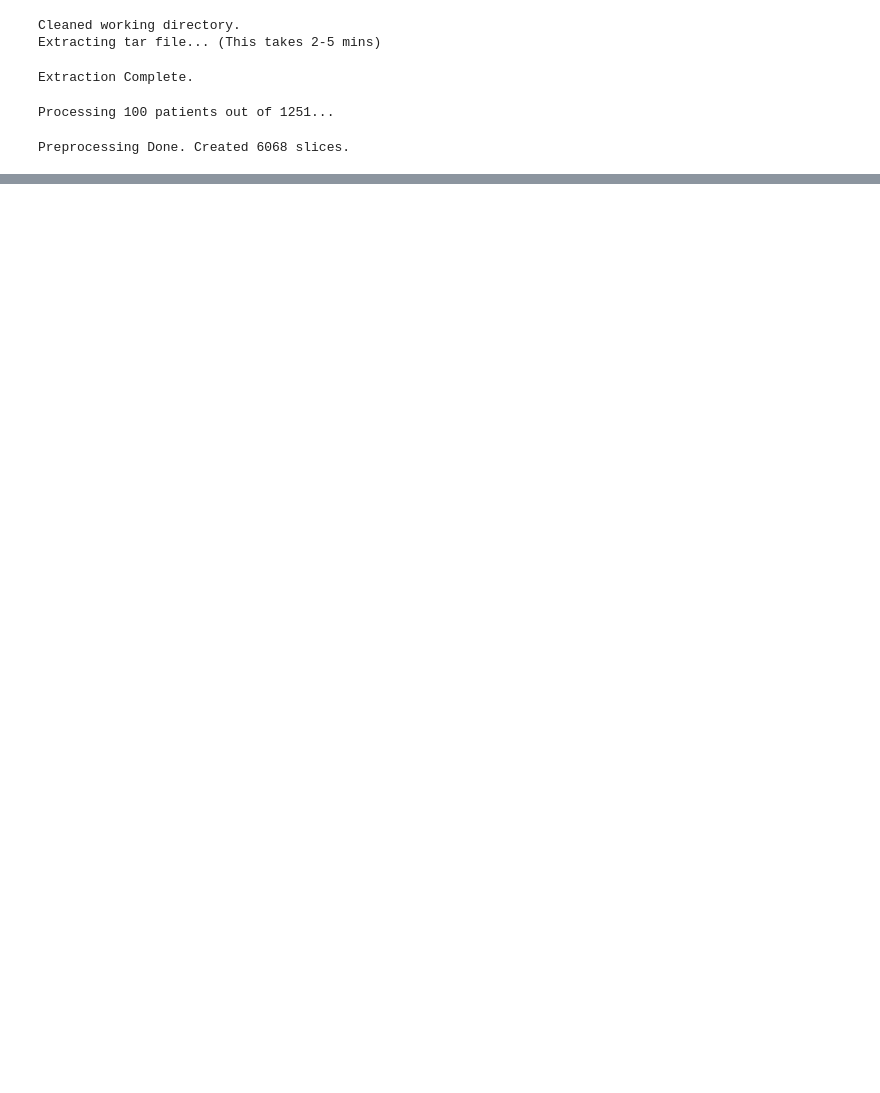
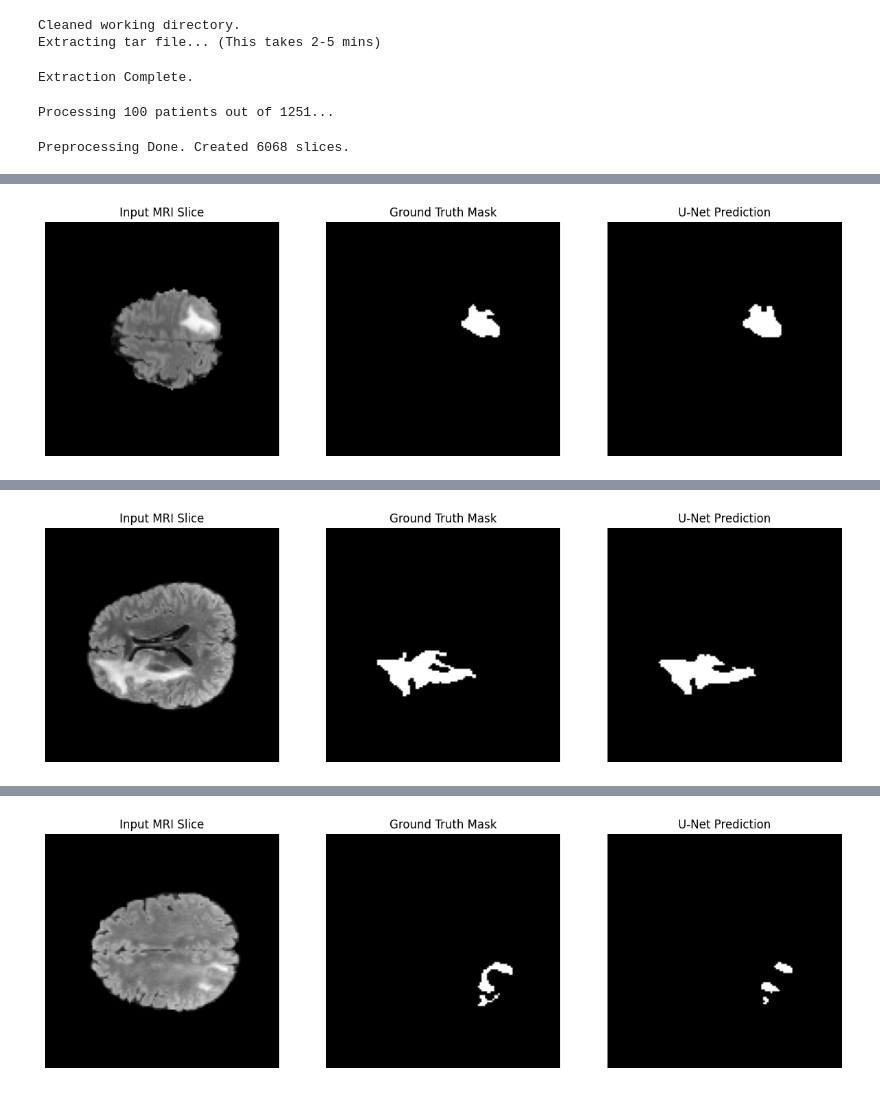
Before and after one commit to therakeshjoshi/Brain_Tumor_Segmentation_BCP, a Jupyter notebook: brain-tumor-segmentation.ipynb, the cells around one changed output, grey strips where cells are left out. Cells and saved outputs as stored; diff of their text form; code cells hidden in the pictures; blank space fills up the shorter version.

```diff
--- a/brain-tumor-segmentation.ipynb
+++ b/brain-tumor-segmentation.ipynb
@@ -226,0 +290,38 @@ KeyboardInterrupt:
+# %%
+
+def visualize_prediction(index):
+    img = X_val[index]
+    true_mask = y_val[index]
+    pred_mask = model.predict(np.expand_dims(img, axis=0))[0]
+
+
+    pred_mask_thresh = (pred_mask > 0.5).astype(np.uint8)
+
+    plt.figure(figsize=(15, 5))
+
+
+    plt.subplot(1, 3, 1)
+    plt.imshow(img.squeeze(), cmap='gray')
+    plt.title("Input MRI Slice")
+    plt.axis('off')
+
+
+    plt.subplot(1, 3, 2)
+    plt.imshow(true_mask.squeeze(), cmap='gray')
+    plt.title("Ground Truth Mask")
+    plt.axis('off')
+
+
+    plt.subplot(1, 3, 3)
+    plt.imshow(pred_mask_thresh.squeeze(), cmap='gray')
+    plt.title("U-Net Prediction")
+    plt.axis('off')
+
+    plt.show()
+
+
+import random
+for i in range(3):
+    idx = random.randint(0, len(X_val)-1)
+    visualize_prediction(idx)
+# %% [output]
@@ -226,0 +329 @@ KeyboardInterrupt:
+[figure, added]
@@ -226,0 +331 @@ KeyboardInterrupt:
+[figure, added]
@@ -226,0 +333 @@ KeyboardInterrupt:
+[figure, added]
```
Also changed, not shown: parts of 6 cells of this notebook.
